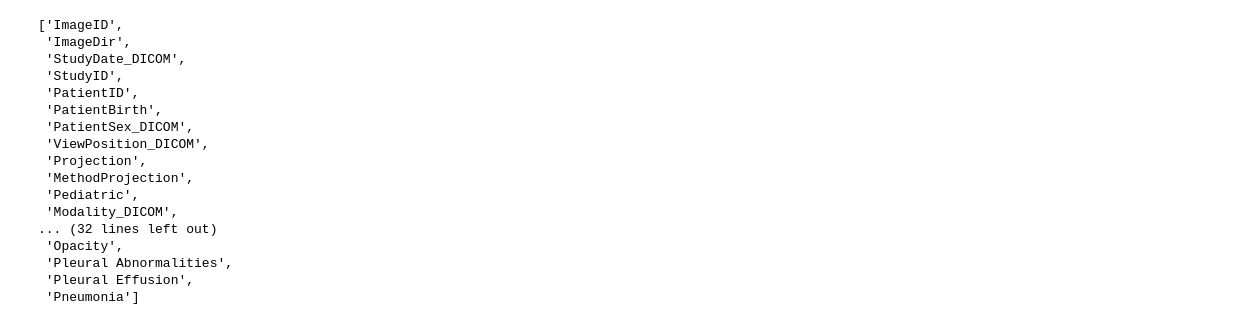
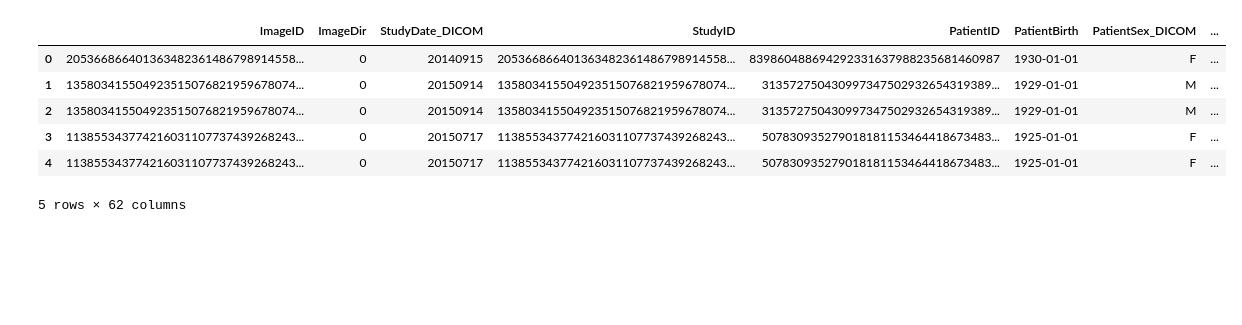
Before and after one commit to microsoft/MedImaging-ModelDriftMonitoring, a Jupyter notebook: experiments/experiment3_output_analysis/score_based_drift.ipynb, the cells around one changed output. Cells and saved outputs as stored; diff of their text form; code cells hidden in the pictures; blank space fills up the shorter version.

```diff
--- a/experiments/experiment3_output_analysis/score_based_drift.ipynb
+++ b/experiments/experiment3_output_analysis/score_based_drift.ipynb
@@ -33,14 +13,0 @@ def converter(value):
-# %%
-df = []
-
-jsonl_dir = str(settings.TOP_DIR.joinpath("results", 'classifier', 'finetuned'))
-jsonl_files = glob.glob(f"{jsonl_dir}/*.jsonl")
-
-for fn in tqdm.tqdm_notebook(jsonl_files):
-    with open(fn, 'r') as f:
-        for line in tqdm.tqdm_notebook(f.readlines()):
-            df.append({k: converter(v) for k, v in json.loads(line).items()})
-print(len(df))
-df = pd.json_normalize(df)
-print(len(df))
-df.head()
@@ -57,3 +14,21 @@ df.head()
+# %%
+from model_drift.data.padchest import LABEL_MAP
+label_cols = list(LABEL_MAP)
+
+df = []
+
+jsonl_dir = str(settings.TOP_DIR.joinpath("results", 'classifier', 'finetuned'))
+jsonl_files = glob.glob(f"{jsonl_dir}/preds.jsonl")
+
+df = helpers.jsonl_files2dataframe(jsonl_files)
+
+
+df = pd.concat(
+    [
+        df,
+        pd.DataFrame(df['activation'].values.tolist(), columns=[f"activation.{c}" for c in label_cols])
+    ],
+    axis=1)
 # %%
 from model_drift.data.padchest import PadChest
 
@@ -64,22 +37,11 @@ ModuleNotFoundError: No module named 'data'
-# %%
-list(pc.df)
-# %% [output]
-['ImageID',
- 'ImageDir',
- 'StudyDate_DICOM',
- 'StudyID',
- 'PatientID',
- 'PatientBirth',
- 'PatientSex_DICOM',
- 'ViewPosition_DICOM',
- 'Projection',
- 'MethodProjection',
- 'Pediatric',
- 'Modality_DICOM',
-... (32 lines left out)
- 'Opacity',
- 'Pleural Abnormalities',
- 'Pleural Effusion',
- 'Pneumonia']
 # %%
 pc.merge(df, left_on="ImageID", right_on="index", how='inner')
+pc.df.head()
+# %% [output]
+|  | ImageID | ImageDir | StudyDate_DICOM | StudyID | PatientID | PatientBirth | PatientSex_DICOM | ... |
+| 0 | 205366866401363482361486798914558... | 0 | 20140915 | 205366866401363482361486798914558... | 839860488694292331637988235681460987 | 1930-01-01 | F | ... |
+| 1 | 135803415504923515076821959678074... | 0 | 20150914 | 135803415504923515076821959678074... | 313572750430997347502932654319389... | 1929-01-01 | M | ... |
+| 2 | 135803415504923515076821959678074... | 0 | 20150914 | 135803415504923515076821959678074... | 313572750430997347502932654319389... | 1929-01-01 | M | ... |
+| 3 | 113855343774216031107737439268243... | 0 | 20150717 | 113855343774216031107737439268243... | 507830935279018181153464418673483... | 1925-01-01 | F | ... |
+| 4 | 113855343774216031107737439268243... | 0 | 20150717 | 113855343774216031107737439268243... | 507830935279018181153464418673483... | 1925-01-01 | F | ... |
+5 rows × 62 columns
```
Also changed, not shown: parts of 16 cells of this notebook, 29 other files.
